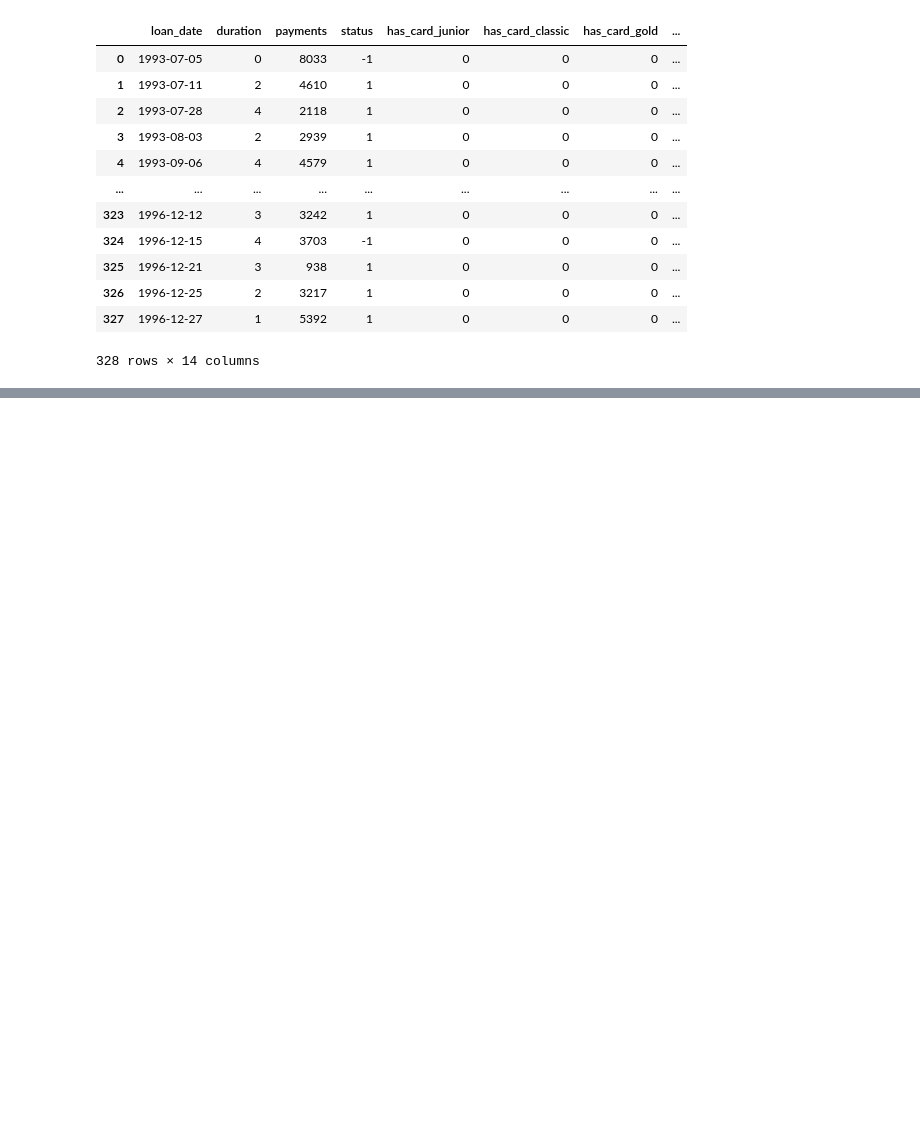
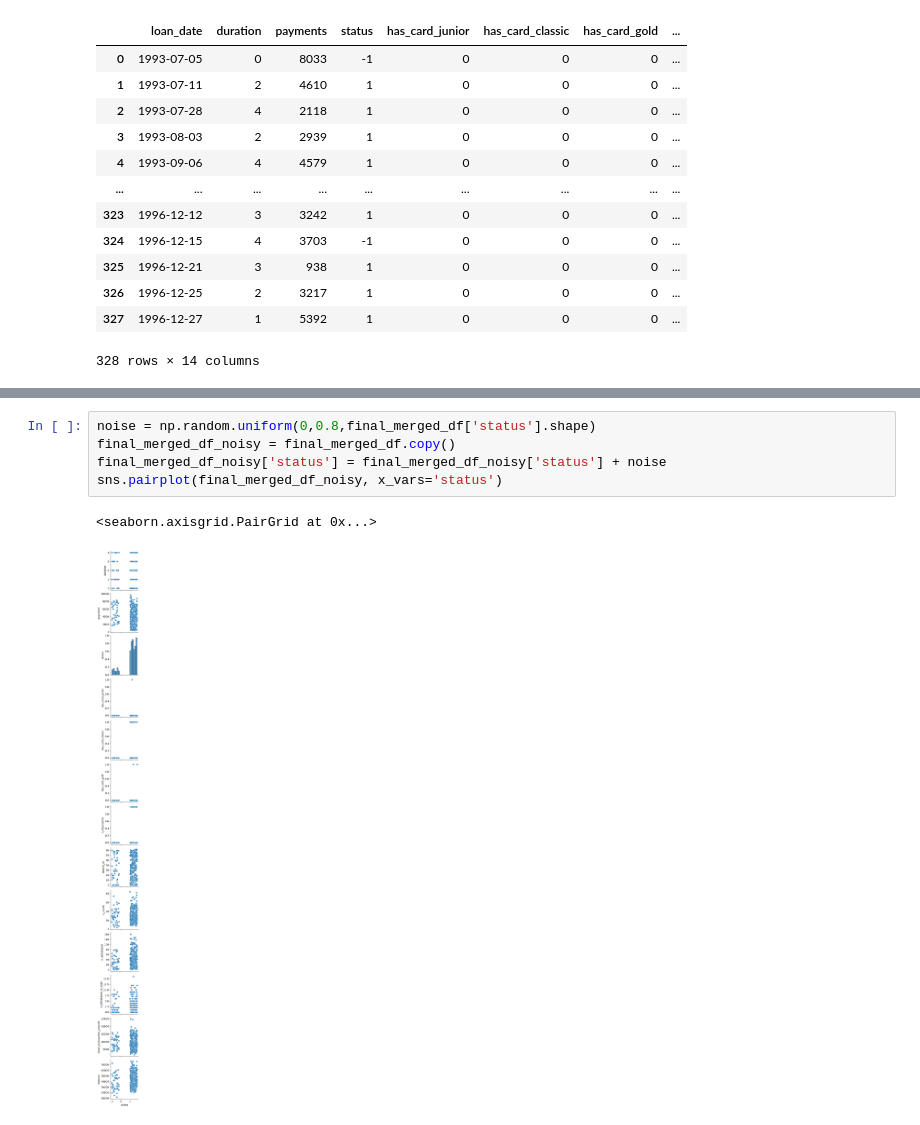
Before and after one commit to biromiro/feup-ac, a Jupyter notebook: data_processing.ipynb, the cells around one changed output, grey strips where cells are left out. Drawn from its saved outputs; the diff is of its cells as text; blank space fills up the shorter version.

```diff
--- a/data_processing.ipynb
+++ b/data_processing.ipynb
@@ -383,0 +405,8 @@ msno.bar(final_merged_df)
+# %%
+noise = np.random.uniform(0,0.8,final_merged_df['status'].shape)
+final_merged_df_noisy = final_merged_df.copy()
+final_merged_df_noisy['status'] = final_merged_df_noisy['status'] + noise
+sns.pairplot(final_merged_df_noisy, x_vars='status')
+# %% [output]
+<seaborn.axisgrid.PairGrid at 0x...>
+[figure, added]
```
Also changed, not shown: parts of 18 cells of this notebook, 2 other files.
